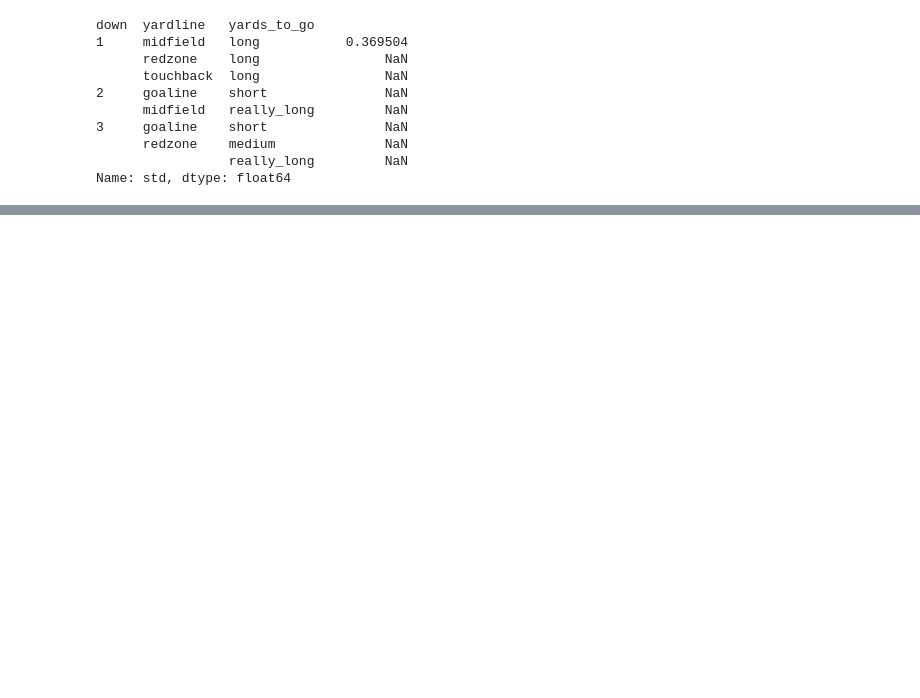
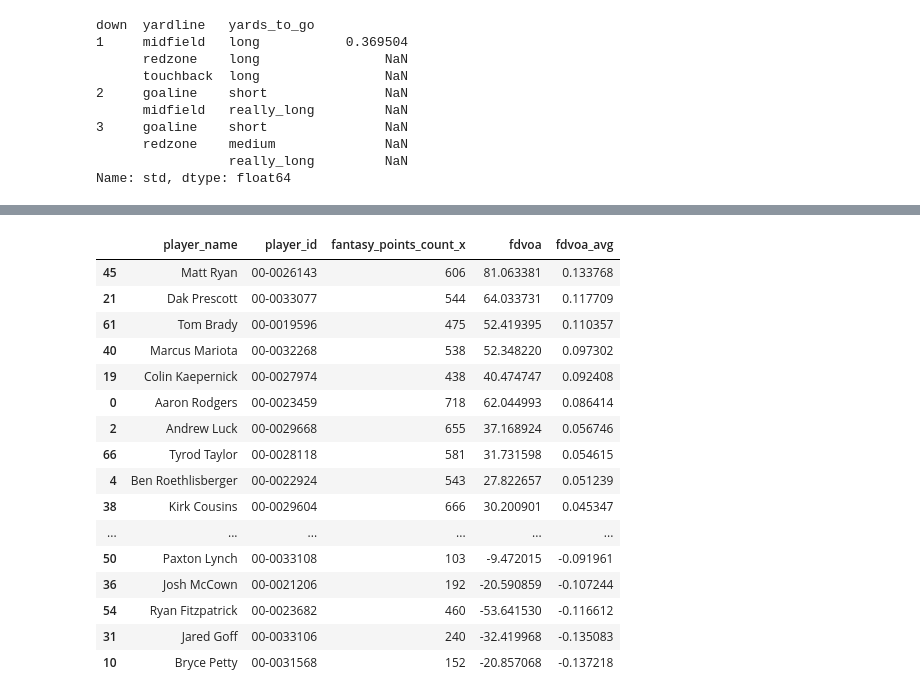
Before and after one commit to stevenkim/seattle_showdown, a Jupyter notebook: notebooks/playing_around_with_data.ipynb, the cells around one changed output, grey strips where cells are left out. Saved outputs shown, nothing was run; the diff lists cells and outputs as text; code cells hidden in the pictures; blank space fills up the shorter version.

Commit message:
compute fdvoa

```diff
--- a/notebooks/playing_around_with_data.ipynb
+++ b/notebooks/playing_around_with_data.ipynb
@@ -39,0 +74,21 @@ Name: std, dtype: float64
+# %%
+dvoa = pd.read_csv('../data/2016_17_Regular/qb_season_dvoa.csv')
+dvoa.sort_values('fdvoa_avg', ascending=False)[dvoa['fantasy_points_count_x'] > 100]
+# %% [output]
+|  | player_name | player_id | fantasy_points_count_x | fdvoa | fdvoa_avg |
+| 45 | Matt Ryan | 00-0026143 | 606 | 81.063381 | 0.133768 |
+| 21 | Dak Prescott | 00-0033077 | 544 | 64.033731 | 0.117709 |
+| 61 | Tom Brady | 00-0019596 | 475 | 52.419395 | 0.110357 |
+| 40 | Marcus Mariota | 00-0032268 | 538 | 52.348220 | 0.097302 |
+| 19 | Colin Kaepernick | 00-0027974 | 438 | 40.474747 | 0.092408 |
+| 0 | Aaron Rodgers | 00-0023459 | 718 | 62.044993 | 0.086414 |
+| 2 | Andrew Luck | 00-0029668 | 655 | 37.168924 | 0.056746 |
+| 66 | Tyrod Taylor | 00-0028118 | 581 | 31.731598 | 0.054615 |
+| 4 | Ben Roethlisberger | 00-0022924 | 543 | 27.822657 | 0.051239 |
+| 38 | Kirk Cousins | 00-0029604 | 666 | 30.200901 | 0.045347 |
+| ... | ... | ... | ... | ... | ... |
+| 50 | Paxton Lynch | 00-0033108 | 103 | -9.472015 | -0.091961 |
+| 36 | Josh McCown | 00-0021206 | 192 | -20.590859 | -0.107244 |
+| 54 | Ryan Fitzpatrick | 00-0023682 | 460 | -53.641530 | -0.116612 |
+| 31 | Jared Goff | 00-0033106 | 240 | -32.419968 | -0.135083 |
+| 10 | Bryce Petty | 00-0031568 | 152 | -20.857068 | -0.137218 |
```
Also changed, not shown: parts of 4 cells of this notebook, 22 other files.
